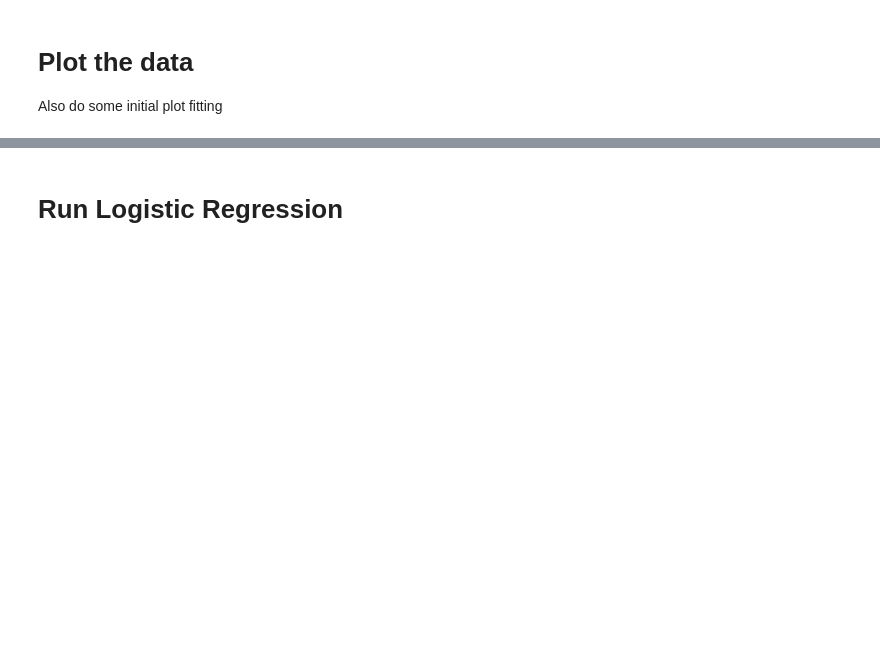
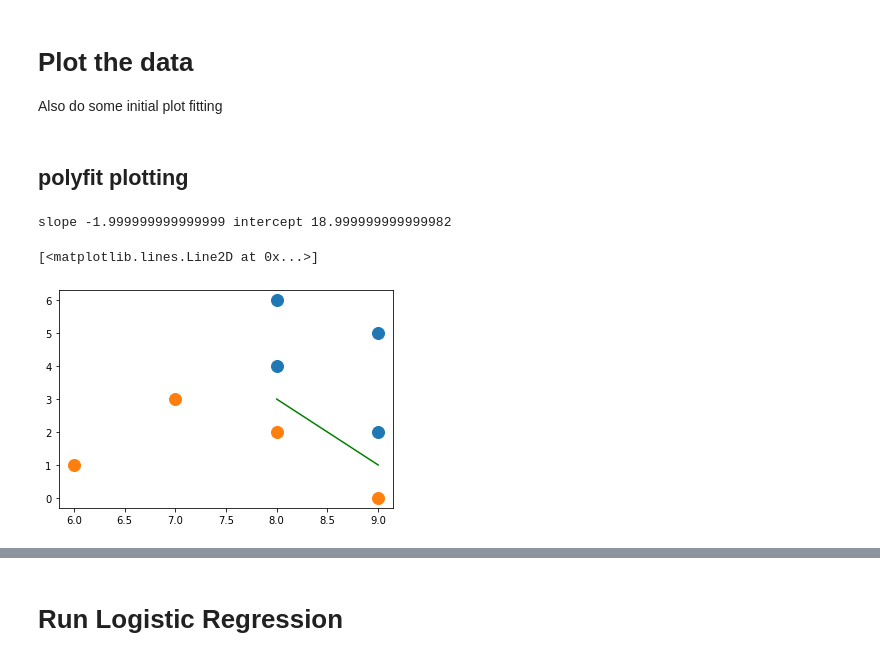
Before and after one commit to changsin/AI, a Jupyter notebook: perceptron.ipynb, the cells around one changed output, grey strips where cells are left out. Drawn from its saved outputs; the diff is of its cells as text; code cells hidden in the pictures; blank space fills up the shorter version.

```diff
--- a/perceptron.ipynb
+++ b/perceptron.ipynb
@@ -43,6 +43,20 @@ array([[8., 4.],
 # %% [markdown]
 # Plot the data
 Also do some initial plot fitting
+# %% [markdown]
+## polyfit plotting
+# %%
+x1 = np.array([8., 9.])
+x2 = np.array([3, 1])
+
+ax = plot_data(X, y)
+slope, intercept = np.polyfit(x1, x2, 1)
+print("slope", slope, "intercept", intercept)
+ax.plot(x1, x2, 'g', label='manual plotting')
+# %% [output]
+slope -1.999999999999999 intercept 18.999999999999982
+[<matplotlib.lines.Line2D at 0x...>]
+[figure, added]
 # %%
 import numpy as np
 import matplotlib.pyplot as plt
```
Also changed, not shown: parts of 6 cells of this notebook.
